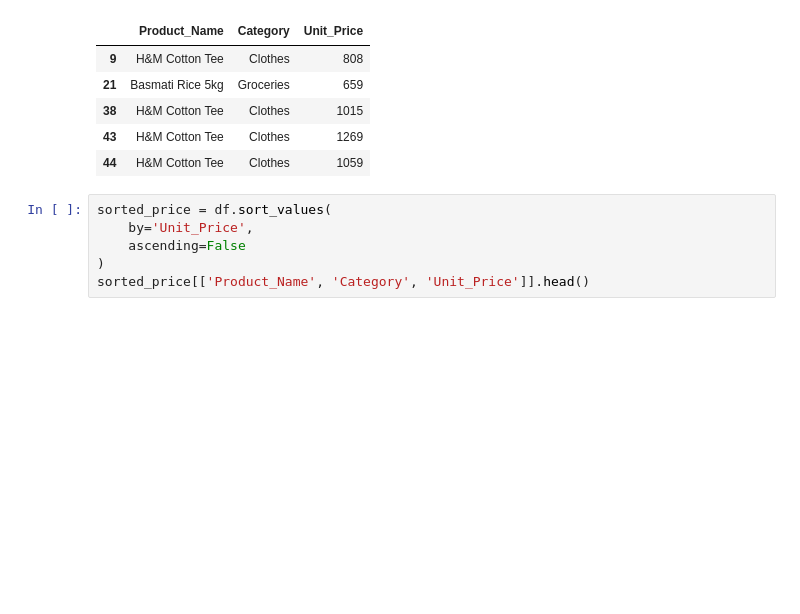
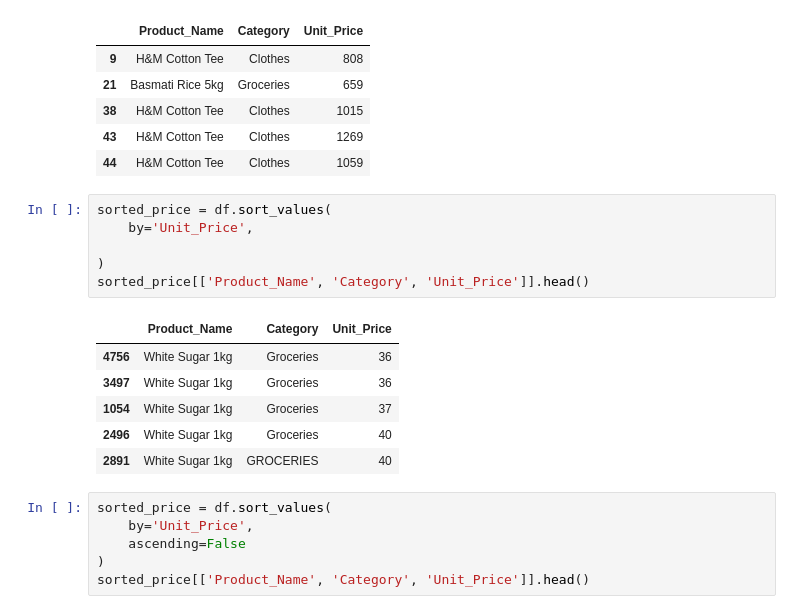
Before and after one commit to Snehal05300/Retail-Analytics-Kickoff-Dataset-Exploration-Statistical-Analysis, a Jupyter notebook: Lab_3.ipynb, the cells around one changed output. Saved outputs shown, nothing was run; the diff lists cells and outputs as text; blank space fills up the shorter version.

```diff
--- a/Lab_3.ipynb
+++ b/Lab_3.ipynb
@@ -230,6 +312,19 @@ medium_price[['Product_Name', 'Category', 'Unit_Price']].head()
 | 38 | H&M Cotton Tee | Clothes | 1015 |
 | 43 | H&M Cotton Tee | Clothes | 1269 |
 | 44 | H&M Cotton Tee | Clothes | 1059 |
+# %%
+sorted_price = df.sort_values(
+    by='Unit_Price',
+
+)
+sorted_price[['Product_Name', 'Category', 'Unit_Price']].head()
+# %% [output]
+|  | Product_Name | Category | Unit_Price |
+| 4756 | White Sugar 1kg | Groceries | 36 |
+| 3497 | White Sugar 1kg | Groceries | 36 |
+| 1054 | White Sugar 1kg | Groceries | 37 |
+| 2496 | White Sugar 1kg | Groceries | 40 |
+| 2891 | White Sugar 1kg | GROCERIES | 40 |
 # %%
 sorted_price = df.sort_values(
     by='Unit_Price',
```
Also changed, not shown: parts of 10 cells of this notebook, 8 other files.
